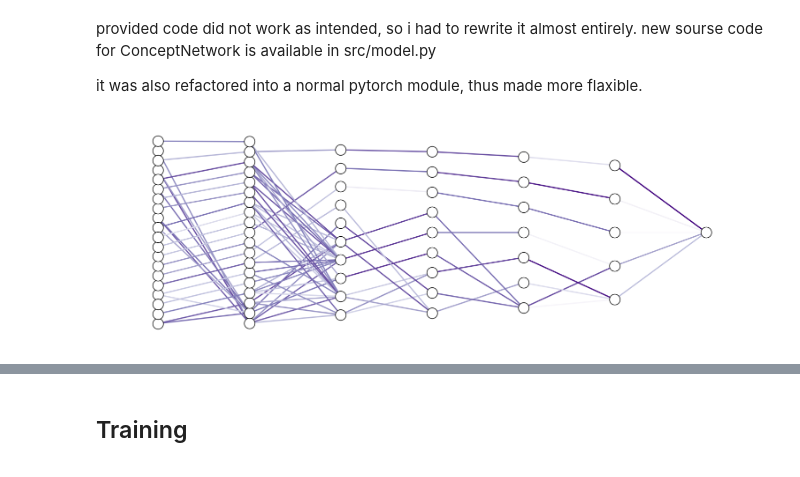
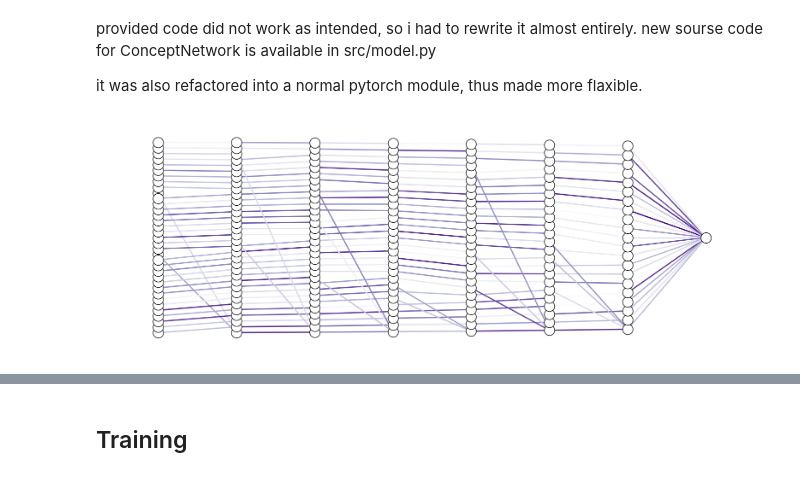
Before and after one commit to yuasosnin/neural-fca, a Jupyter notebook: main.ipynb, the cells around one changed output, grey strips where cells are left out. Saved outputs shown, nothing was run; the diff lists cells and outputs as text; code cells hidden in the pictures.

```diff
--- a/main.ipynb
+++ b/main.ipynb
@@ -96,9 +60,0 @@ cn = ConceptNetwork(L_train, nonlinearity=nn.ReLU)
-# %%
-plt.figure(figsize=(15,5))
-g, pos, weights = cn.networkx_graph()
-pos_ = {node: (-y, x) for node, (x,y) in pos.items()}
-nx.draw(
-    g, pos_, edge_color=[weights[frozenset((u,v))] for u,v in g.edges],
-    edge_cmap=plt.cm.Purples, node_color='w', edgecolors='black', width=2)
-# %% [output]
-[figure, removed]
@@ -105,3 +82,8 @@ nx.draw(
+# %%
+fig = plt.figure(figsize=(20,7))
+cn.plot_network(edge_cmap=plt.cm.Purples, node_color='w', edgecolors='black', width=2)
+# %% [output]
+[figure, added]
 # %%
 fig, ax = plt.subplots(figsize=(5,5))
 vis = LineVizNx(node_border_color='g', node_color='w')
```
Also changed, not shown: parts of 37 cells of this notebook, 2 other files.
